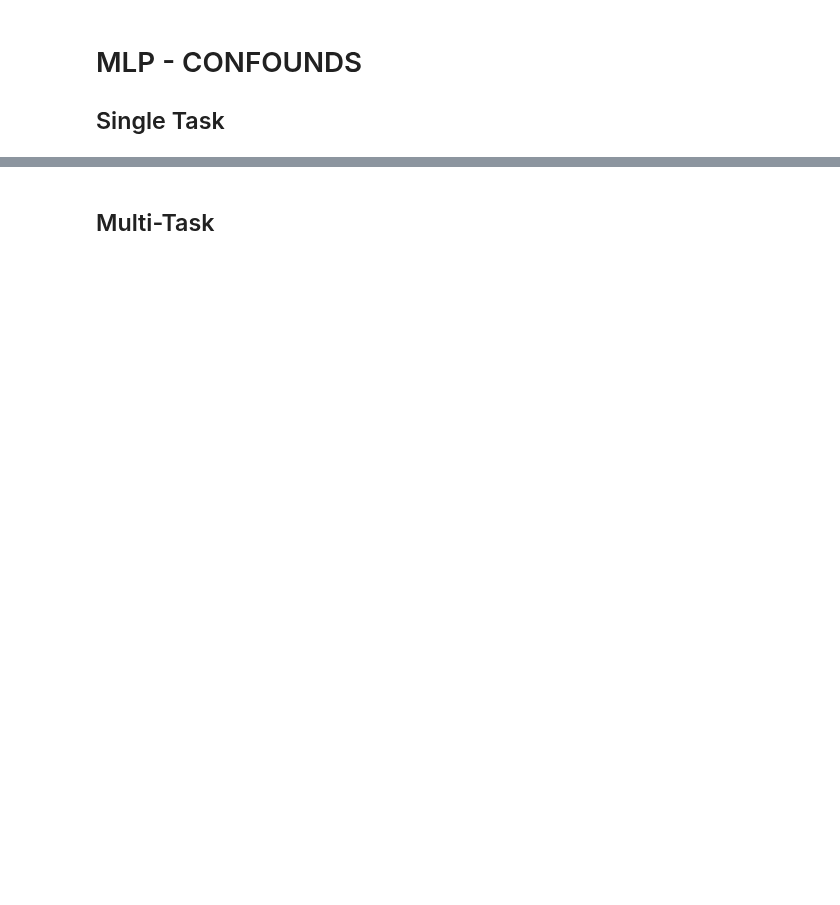
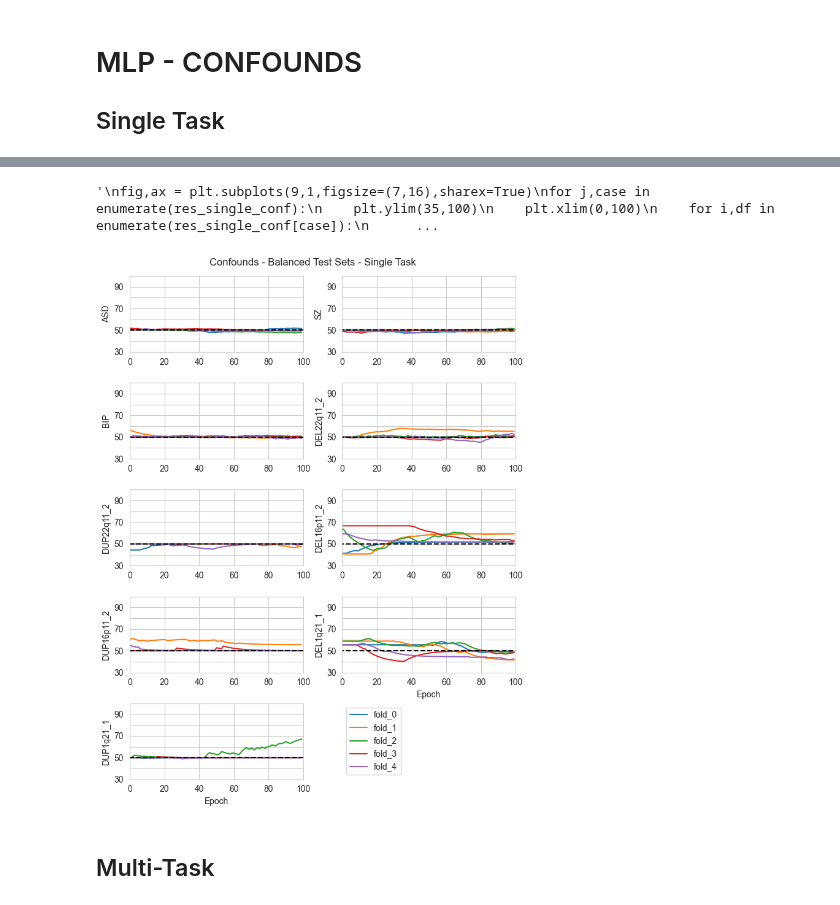
Before and after one commit to harveyaa/neuropsych_mtl, a Jupyter notebook: MTL/MTL_bal_training_plots.ipynb, the cells around one changed output, grey strips where cells are left out. Cells and saved outputs as stored; diff of their text form; code cells hidden in the pictures; blank space fills up the shorter version.

Commit message:
finessed new figures and cleanup old

```diff
--- a/MTL/MTL_bal_training_plots.ipynb
+++ b/MTL/MTL_bal_training_plots.ipynb
@@ -69,3 +64,62 @@ for case in res_single_conf:
+# %%
+# TABLE PLOTS v1
+"""
+fig,ax = plt.subplots(9,1,figsize=(7,16),sharex=True)
+for j,case in enumerate(res_single_conf):
+    plt.ylim(35,100)
+    plt.xlim(0,100)
+    for i,df in enumerate(res_single_conf[case]):
+        sns.lineplot(x=df.index,y=smooth(df['Accuracy/test']),data=df,label=f'fold_{i}',ax=ax[j])
+    if j==0:
+        #sns.move_legend(ax[j], "upper left", bbox_to_anchor=(1, 1))
+        sns.move_legend(ax[j], "upper left", bbox_to_anchor=(0, 1.05))
+    else:
+        ax[j].get_legend().remove()
+    ax[j].set_ylabel(f'{case}')
+    ax[j].set_xlim(0,100)
+    ax[j].set_ylim(35,100)
+    ax[j].set_yticks([40,50,60,70,80,90,100])
+    ax[j].set_yticklabels([None,50,None,70,None,90,None])
+    ax[j].axhline(50,-5,105,ls='--',color='black')
+
+    if j == 8:
+        ax[j].set_xlabel('Epoch')
+
+plt.suptitle('Single Task - Confounds - Balanced Test Sets',y=0.99)
+plt.tight_layout(pad=1)
+plt.savefig(os.path.join(p_out_parent,f'confounds/figures/ST_training.png'),dpi=300)
+plt.show()
+"""
+# %% [output]
+'\nfig,ax = plt.subplots(9,1,figsize=(7,16),sharex=True)\nfor j,case in enumerate(res_single_conf):\n    plt.ylim(35,100)\n    plt.xlim(0,100)\n    for i,df in enumerate(res_single_conf[case]):\n      ...
+# %%
+# TABLE PLOTS
+fig,ax = plt.subplots(5,2,figsize=(7,9))
+tuples = [(0,0),(0,1),(1,0),(1,1),(2,0),(2,1),(3,0),(3,1),(4,0)]
+for j,case in enumerate(res_single_conf):
+    for i,df in enumerate(res_single_conf[case]):
+        sns.lineplot(x=df.index,y=smooth(df['Accuracy/test']),data=df,label=f'fold_{i}',ax=ax[tuples[j]])
+    if j==0:
+        h, l = ax[tuples[j]].get_legend_handles_labels()
+    ax[tuples[j]].get_legend().remove()
+    ax[tuples[j]].set_ylabel(f'{case}')
+    ax[tuples[j]].set_xlim(0,100)
+    ax[tuples[j]].set_ylim(35,100)
+    ax[tuples[j]].set_yticks([30,40,50,60,70,80,90,100])
+    ax[tuples[j]].set_yticklabels([30,None,50,None,70,None,90,None])
+    ax[tuples[j]].axhline(50,-5,105,ls='--',color='black')
+
+    if (j == 8) | (j == 7):
+        ax[tuples[j]].set_xlabel('Epoch')
+
+ax[-1, -1].axis('off')
+ax[-1,-1].legend(h, l,loc="upper left")
+plt.suptitle('Confounds - Balanced Test Sets - Single Task',y=1)
+plt.tight_layout(pad=0.5)
+plt.savefig(os.path.join(p_out_parent,f'confounds/figures/ST_training.png'),dpi=300)
+plt.show()
+# %% [output]
+[figure, added]
 # %% [markdown]
 ## Multi-Task
 # %%
```
Also changed, not shown: parts of 8 cells of this notebook, 42 other files.
